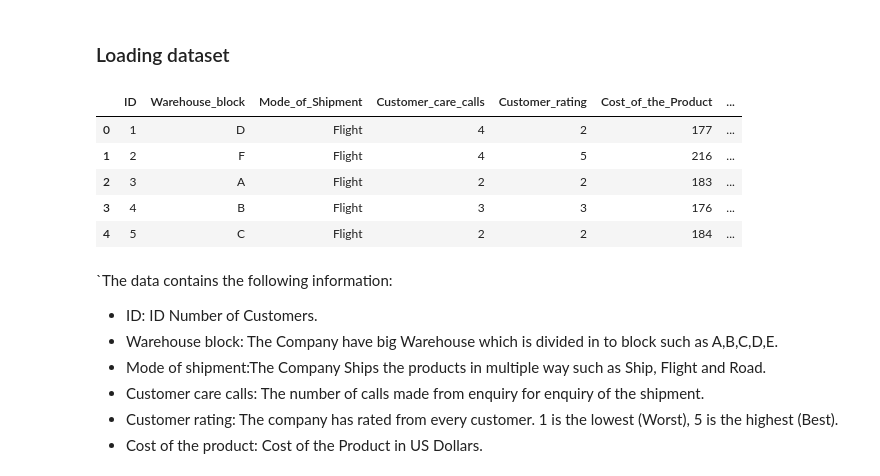
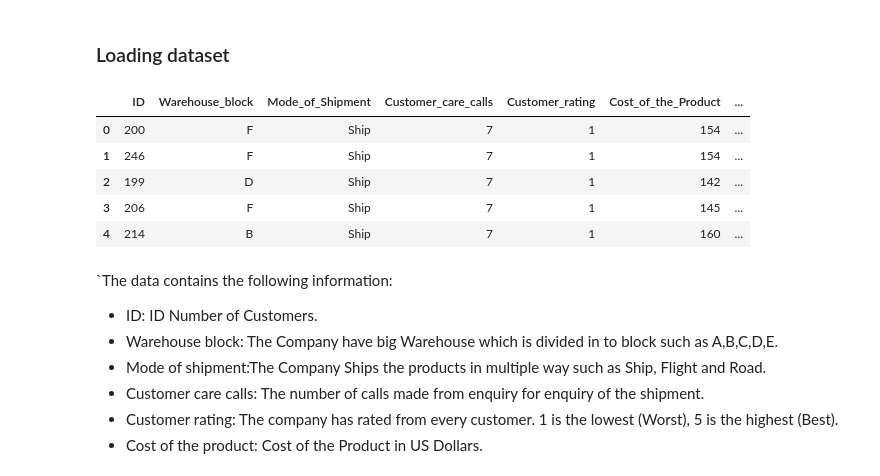
Before and after one commit to SujitKhatiwada/e-com-shipping-stride, a Jupyter notebook: Ecom_Shipping_Stride.ipynb, the cells around one changed output. Cells and saved outputs as stored; diff of their text form; code cells hidden in the pictures.

```diff
--- a/Ecom_Shipping_Stride.ipynb
+++ b/Ecom_Shipping_Stride.ipynb
@@ -12,15 +12,15 @@ warnings.filterwarnings('ignore')
 # %% [markdown]
 ### Loading dataset
 # %%
-shipping_data = pd.read_csv('Ecom_Shipping_stride.csv')
+shipping_data = pd.read_csv('Ecom_Shipping_stride-Dataset.csv')
 shipping_data.head()
 # %% [output]
 |  | ID | Warehouse_block | Mode_of_Shipment | Customer_care_calls | Customer_rating | Cost_of_the_Product | ... |
-| 0 | 1 | D | Flight | 4 | 2 | 177 | ... |
-| 1 | 2 | F | Flight | 4 | 5 | 216 | ... |
-| 2 | 3 | A | Flight | 2 | 2 | 183 | ... |
-| 3 | 4 | B | Flight | 3 | 3 | 176 | ... |
-| 4 | 5 | C | Flight | 2 | 2 | 184 | ... |
+| 0 | 200 | F | Ship | 7 | 1 | 154 | ... |
+| 1 | 246 | F | Ship | 7 | 1 | 154 | ... |
+| 2 | 199 | D | Ship | 7 | 1 | 142 | ... |
+| 3 | 206 | F | Ship | 7 | 1 | 145 | ... |
+| 4 | 214 | B | Ship | 7 | 1 | 160 | ... |
 # %% [markdown]
 `The data contains the following information:
 
```
Also changed, not shown: parts of 120 cells of this notebook.
